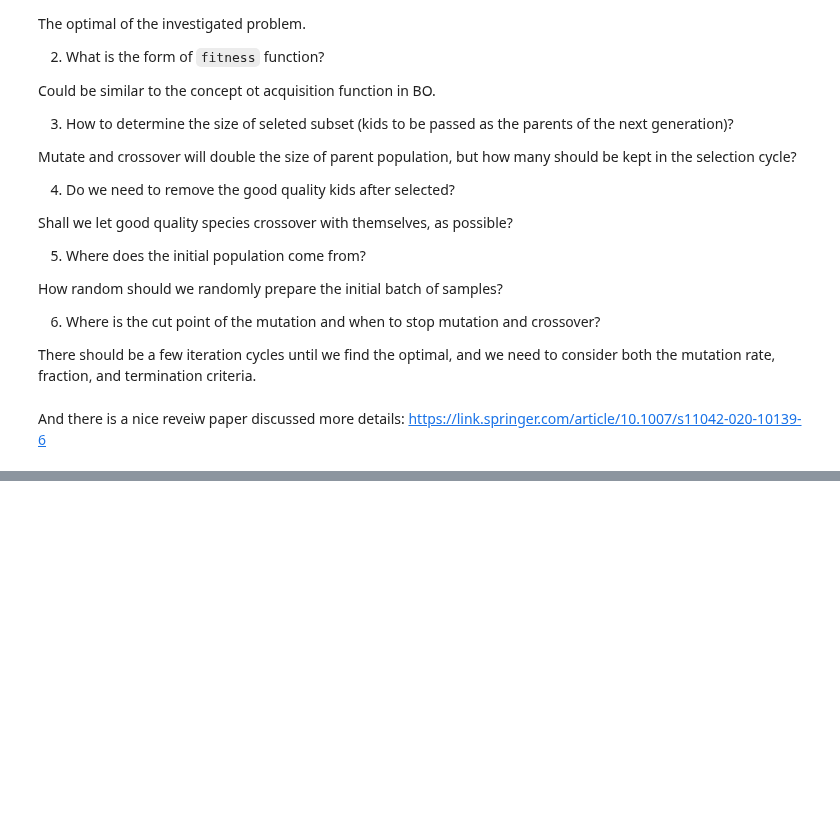
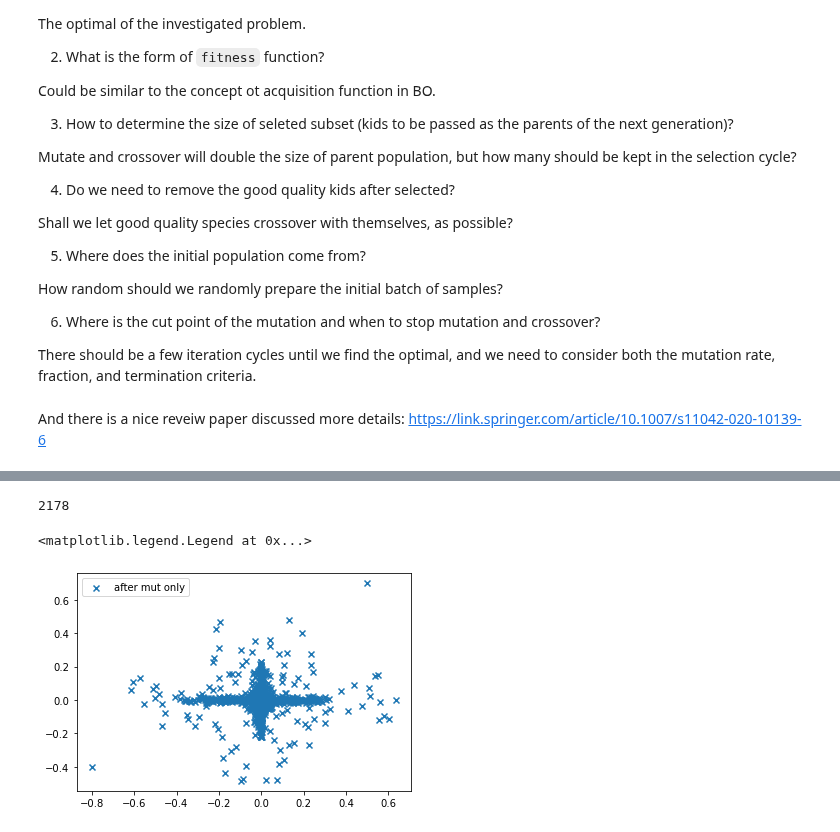
Before and after one commit to xueannafang/learn_opt, a Jupyter notebook: learn_GeneticAlgorithm.ipynb, the cells around one changed output, grey strips where cells are left out. Drawn from its saved outputs; the diff is of its cells as text; code cells hidden in the pictures; blank space fills up the shorter version.

```diff
--- a/learn_GeneticAlgorithm.ipynb
+++ b/learn_GeneticAlgorithm.ipynb
@@ -597,0 +721,27 @@ And there is a nice reveiw paper discussed more details: https://link.springer.c
+# %%
+#compare with the situation without crossover
+itr_limit = 2
+def mut_n_itr(init_chrom_1, init_chrom_2, cut_point = 1, itr_limit = 10, mut_time = 32):
+    new_pop = [init_chrom_1, init_chrom_2]
+    for i in range(itr_limit):
+#         all_comb = itertools.combinations(new_pop, 2)
+        itr_res = []
+        #since now we don't have crossover, we call mutation more times
+        for chrom in new_pop:
+            for mut_n in range(mut_time):
+                chrom_mut = mut_chrom(chrom)
+                itr_res.append(chrom_mut)
+        new_pop.extend(itr_res)
+
+    return np.asarray(new_pop)
+# %%
+pop_itr_2_no_cross = mut_n_itr(chrom_1, chrom_2, itr_limit = itr_limit)
+len(pop_itr_2_no_cross)
+# %% [output]
+2178
+# %%
+plt.scatter(pop_itr_2_no_cross[:,0], pop_itr_2_no_cross[:,1], marker = "x", label = "after mut only")
+plt.legend()
+# %% [output]
+<matplotlib.legend.Legend at 0x...>
+[figure, added]
```
Also changed, not shown: parts of 14 cells of this notebook.
